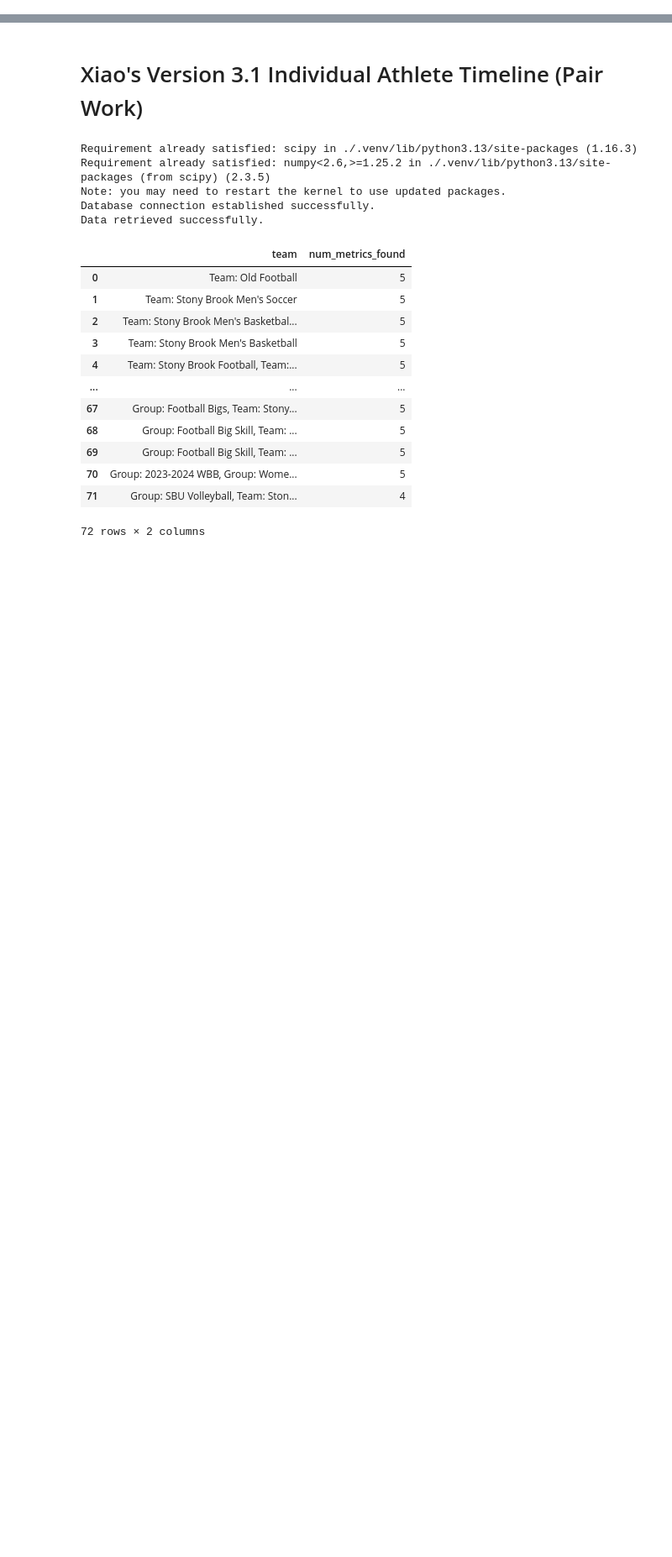
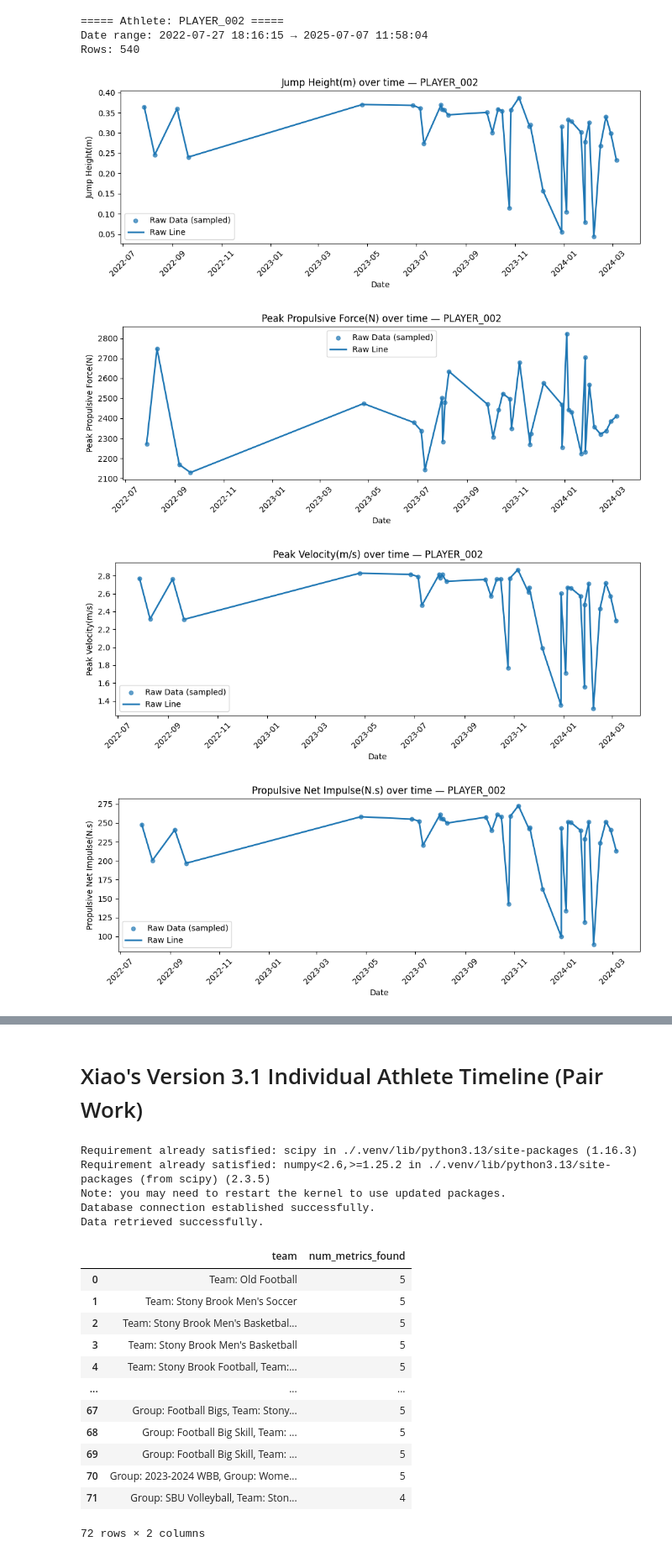
Before and after one commit to amapuyan/507_groupproject_2025, a Jupyter notebook: part3_viz_individual.ipynb, the cells around one changed output, grey strips where cells are left out. Shown at 84% size. Saved outputs shown, nothing was run; the diff lists cells and outputs as text; code cells hidden in the pictures; blank space fills up the shorter version.

```diff
--- a/part3_viz_individual.ipynb
+++ b/part3_viz_individual.ipynb
@@ -143,0 +393,28 @@ plot_player_timeline(
+# %%
+# [Cell 7]  Run analysis for PLAYER_002
+
+summary_002 = plot_athlete_metrics(
+    df_team,
+    athlete="PLAYER_002",
+    selected_metrics=SELECTED_METRICS,
+    months_back=36,  # use 3 years of history for better plots
+    jump_height_screenshot_path="screenshots/jonathan_part3_player002_line_plot.png",
+)
+
+summary_002.style.format(
+    {
+        "Best Value": "{:.4f}",
+        "Worst Value": "{:.4f}",
+        "Trend Slope": "{:.6f}",
+        "R": "{:.6f}",
+        "p_value": "{:.6f}",
+    }
+)
+# %% [output]
+===== Athlete: PLAYER_002 =====
+Date range: 2022-07-27 18:16:15 → 2025-07-07 11:58:04
+Rows: 540
+[figure, added]
+[figure, added]
+[figure, added]
+[figure, added]
```
Also changed, not shown: parts of 11 cells of this notebook, 4 other files.
